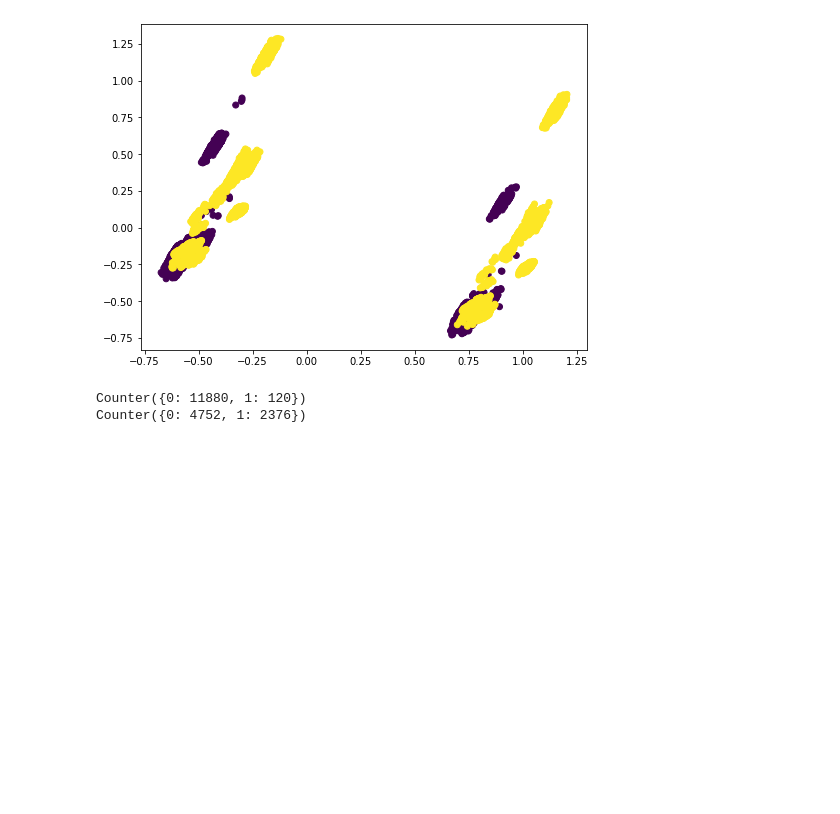
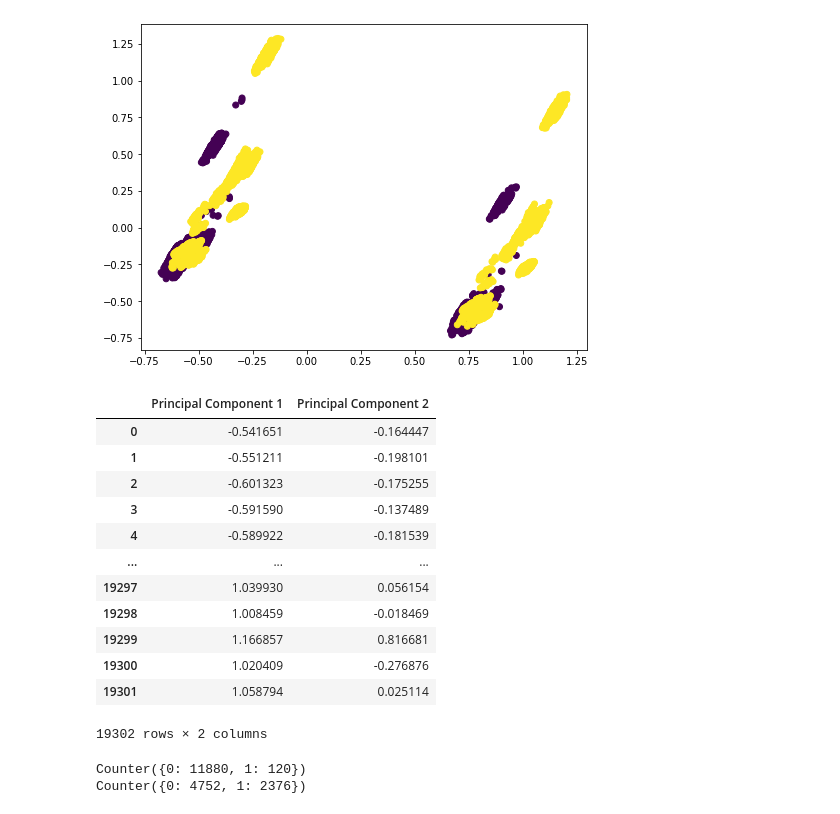
Before and after one commit to cwperks/eai6000_group5, a Jupyter notebook: week2/cperkins_week2_eda.ipynb, the cells around one changed output. Drawn from its saved outputs; the diff is of its cells as text; code cells hidden in the pictures; blank space fills up the shorter version.

```diff
--- a/week2/cperkins_week2_eda.ipynb
+++ b/week2/cperkins_week2_eda.ipynb
@@ -248,6 +248,26 @@ plt.scatter(pca_transform[:,0], pca_transform[:,1], c=y_res)
 # %% [output]
 <matplotlib.collections.PathCollection at 0x...>
 [figure]
+# %%
+pca_transform_df = pd.DataFrame(data=pca_transform)
+
+pca_transform_df.columns = ['Principal Component 1', 'Principal Component 2']
+
+pca_transform_df
+# %% [output]
+|  | Principal Component 1 | Principal Component 2 |
+| 0 | -0.541651 | -0.164447 |
+| 1 | -0.551211 | -0.198101 |
+| 2 | -0.601323 | -0.175255 |
+| 3 | -0.591590 | -0.137489 |
+| 4 | -0.589922 | -0.181539 |
+| ... | ... | ... |
+| 19297 | 1.039930 | 0.056154 |
+| 19298 | 1.008459 | -0.018469 |
+| 19299 | 1.166857 | 0.816681 |
+| 19300 | 1.020409 | -0.276876 |
+| 19301 | 1.058794 | 0.025114 |
+19302 rows × 2 columns
 # %%
 # main libraries
 import pandas as pd
```
Also changed, not shown: parts of 9 cells of this notebook.
